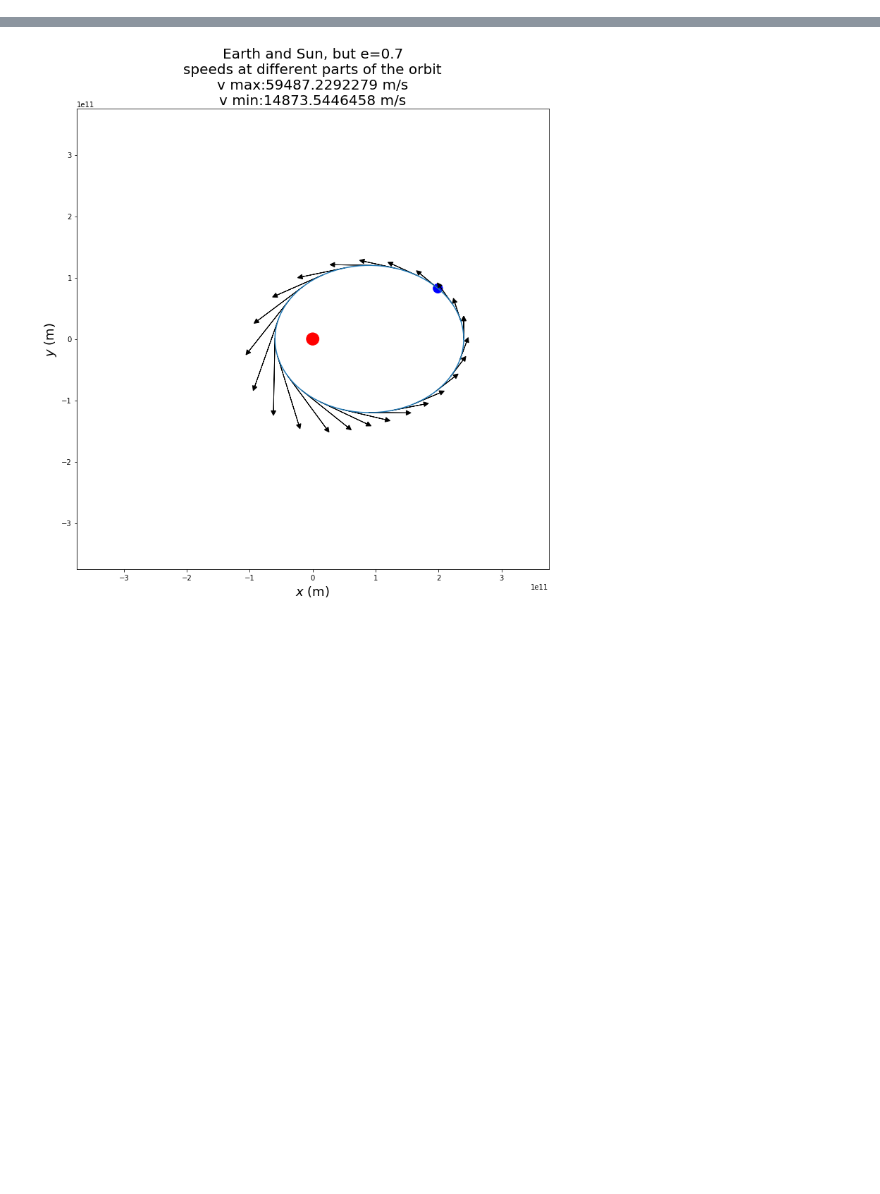
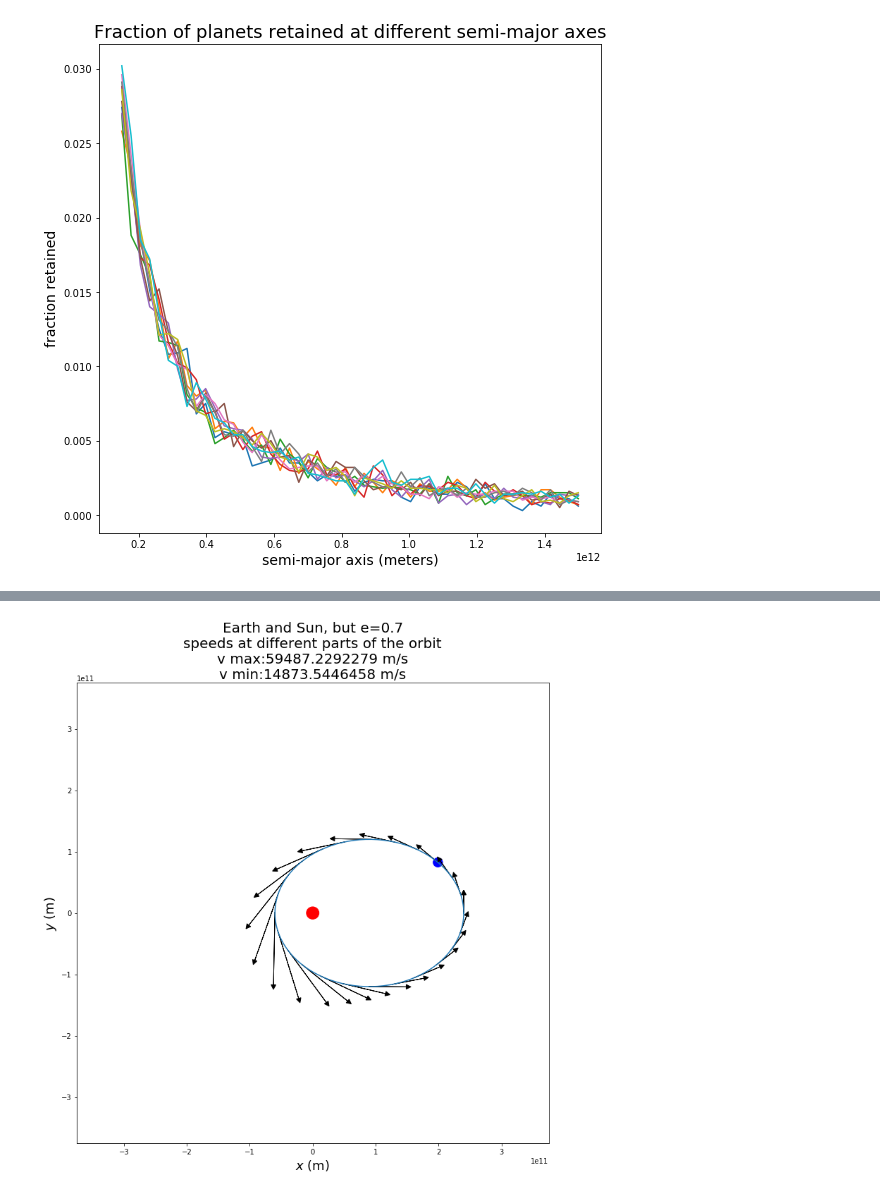
Before and after one commit to adeich/Supernova_orbit, a Jupyter notebook: all_methods.ipynb, the cells around one changed output, grey strips where cells are left out. Cells and saved outputs as stored; diff of their text form; code cells hidden in the pictures; blank space fills up the shorter version.

```diff
--- a/all_methods.ipynb
+++ b/all_methods.ipynb
@@ -118,8 +118,19 @@ def get_percent_retained(N, a, m1=1e25, m2=4e30):
 # %%
-starttime = time.time()
-NN =  1e5
-a = get_percent_retained(N=NN, a=2e11)
-print(sum(a)/NN)
+#starttime = time.time()
+#NN =  1e5
+#a = get_percent_retained(N=NN, a=2e11)
+#print(sum(a)/NN)
 #fig = figure(figsize=(8,8)); hist(norm(a, axis=1)); axvline(1.9e5, c='r')
-print('{} sec/N'.format((time.time() - starttime)/NN))
+#print('{} sec/N'.format((time.time() - starttime)/NN))
+
+oneAU = 1.5 * 1e11 # meters
+earthMass = 6 * 1e24 # kg
+a_range = np.linspace(start= 1 * oneAU, stop= 10 * oneAU, num=50)
+m1_range = np.linspace(start= 1 * earthMass, stop= 1e29, num=10)
+retained = np.zeros((len(a_range), len(m1_range)))
+N = int(1e4)
+for i in range(len(a_range)):
+    print(i)
+    for j in range(len(m1_range)):
+        retained[i][j] = get_percent_retained(N=N, a=a_range[i], m1=m1_range[j])
 # %% [output]
@@ -129,0 +204,10 @@ print('{} sec/N'.format((time.time() - starttime)/NN))
+# %%
+
+fig = figure(figsize=(9,9))
+plot(a_range, retained)
+
+title('Fraction of planets retained at different semi-major axes', fontsize=18)
+xlabel('semi-major axis (meters)', fontsize=14); ylabel('fraction retained', fontsize=14)
+savefig('even_a', dpi=300)
+# %% [output]
+[figure, added]
```
Also changed, not shown: parts of 7 cells of this notebook.
